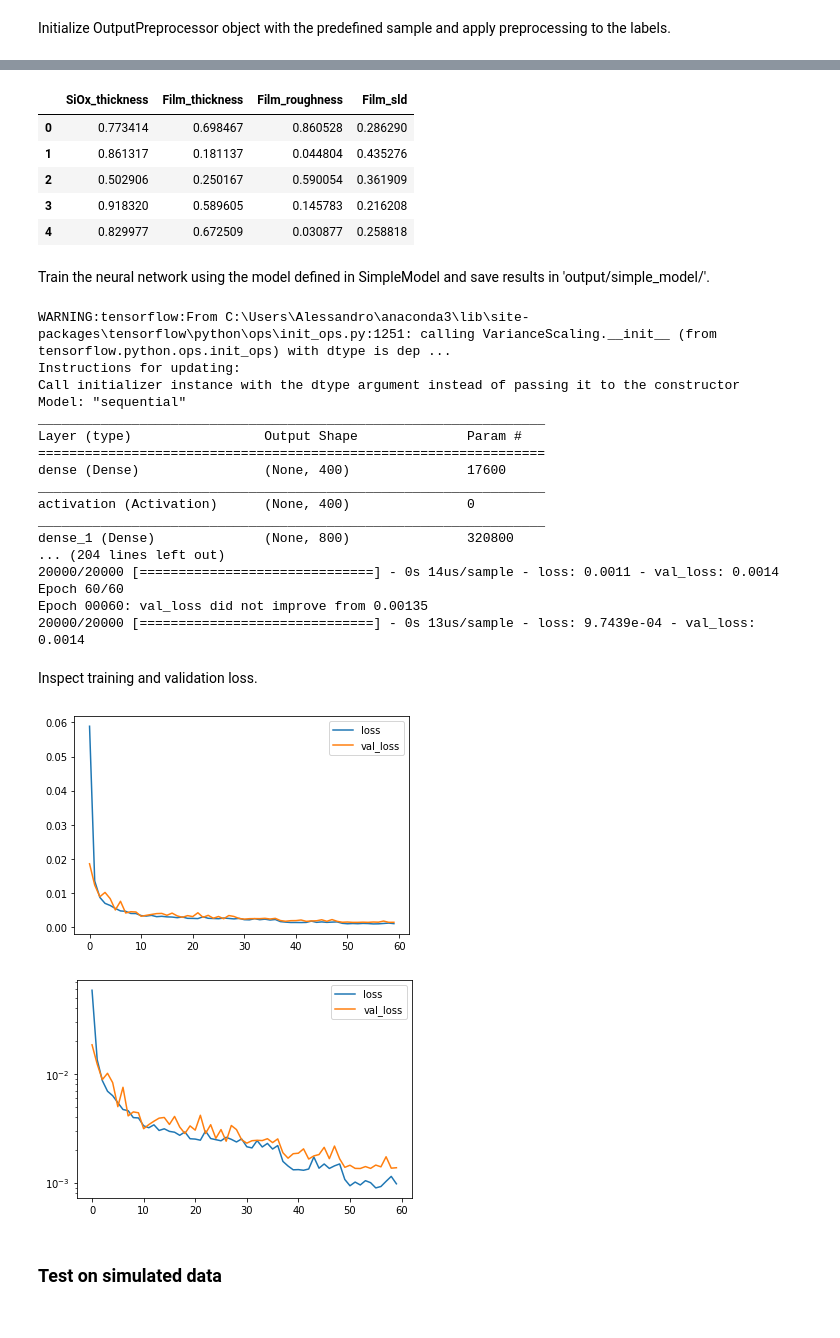
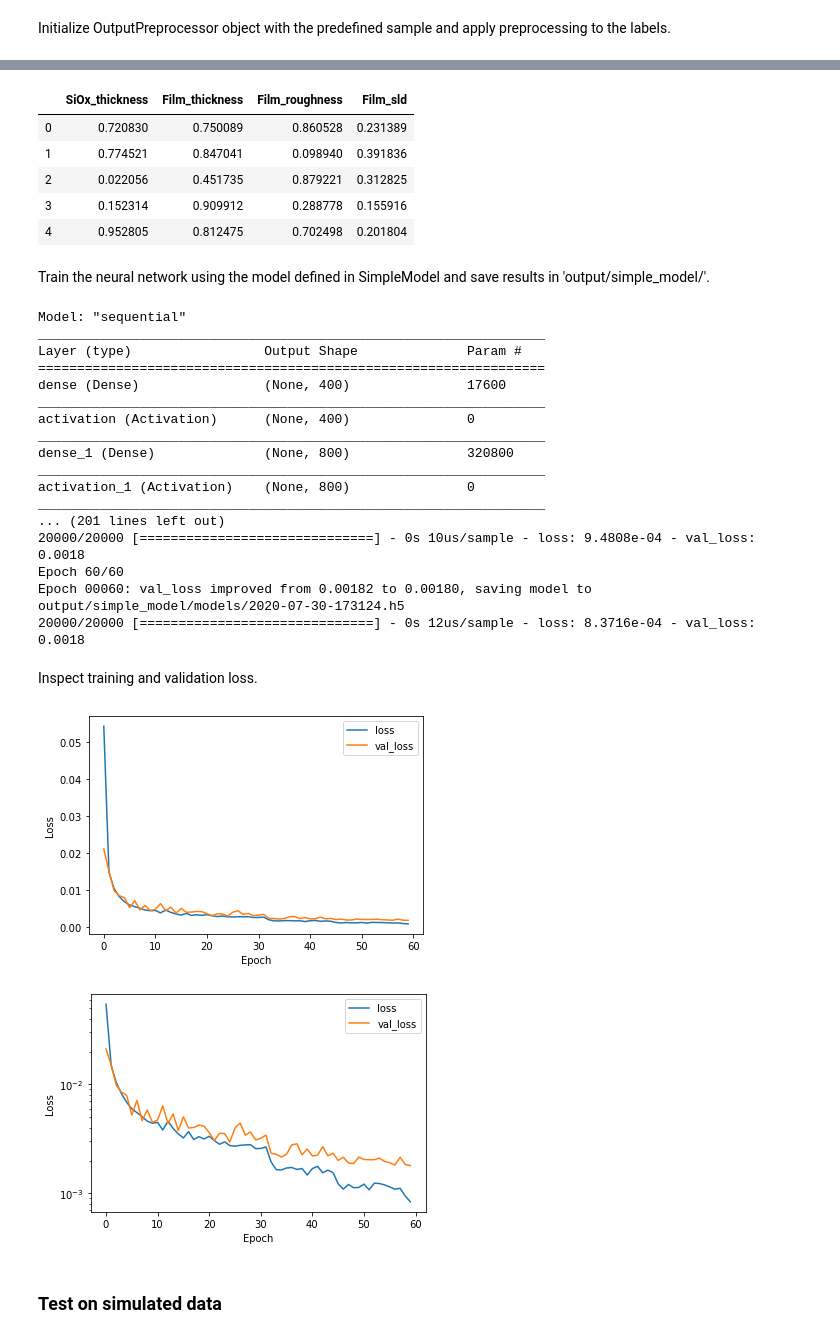
Before and after one commit to schreiber-lab/mlreflect, a Jupyter notebook: data/notebooks/usage_example.ipynb, the cells around one changed output, grey strips where cells are left out. Saved outputs shown, nothing was run; the diff lists cells and outputs as text; code cells hidden in the pictures.

```diff
--- a/data/notebooks/usage_example.ipynb
+++ b/data/notebooks/usage_example.ipynb
@@ -22,5 +28,5 @@ In this case DIP_303K.txt contains columns of reflectivity data with the first c
 # %%
-experiment = np.loadtxt('DIP_303K.txt')
+experiment = np.loadtxt('DIP_303K.dat')
 # %%
 q = experiment[9:, 0] # Extract q-values
 experimental_reflectivity = experiment[9:, 1:].T
@@ -35,7 +41,7 @@ plt.show()
 ### Generate random training data
 Choose parameter ranges for the randomly generated training data with mininimum and maximum values for each layer using Layer objects.
 # %%
-layer1 = Layer('Si', (None, None), (1, 1), (20.1, 20.1))
+layer1 = Layer('Si', (1, 1), (1, 1), (20.1, 20.1))
 layer2 = Layer('SiOx', (2.8, 30), (2.5, 2.5), (17.8, 17.8))
 layer3 = Layer('Film', (20, 300), (0, 60), (1, 14))
 # %% [markdown]
@@ -138,7 +155,7 @@ plt.show()
 # %% [markdown]
 Initialize OutputPreprocessor object with the predefined sample and apply preprocessing to the labels.
 # %%
-op = OutputPreprocessor(sample, normalization='absolute_max')
+op = OutputPreprocessor(sample, normalization='min_to_zero')
 
 train_labels_pp, removed_train_labels = op.apply_preprocessing(train_labels)
 val_labels_pp, removed_val_labels = op.apply_preprocessing(val_labels)
@@ -147,10 +166,10 @@ test_labels_pp, removed_test_labels = op.apply_preprocessing(test_labels)
 train_labels_pp.head()
 # %% [output]
 |  | SiOx_thickness | Film_thickness | Film_roughness | Film_sld |
-| 0 | 0.773414 | 0.698467 | 0.860528 | 0.286290 |
-| 1 | 0.861317 | 0.181137 | 0.044804 | 0.435276 |
-| 2 | 0.502906 | 0.250167 | 0.590054 | 0.361909 |
-| 3 | 0.918320 | 0.589605 | 0.145783 | 0.216208 |
-| 4 | 0.829977 | 0.672509 | 0.030877 | 0.258818 |
+| 0 | 0.720830 | 0.750089 | 0.860528 | 0.231389 |
+| 1 | 0.774521 | 0.847041 | 0.098940 | 0.391836 |
+| 2 | 0.022056 | 0.451735 | 0.879221 | 0.312825 |
+| 3 | 0.152314 | 0.909912 | 0.288778 | 0.155916 |
+| 4 | 0.952805 | 0.812475 | 0.702498 | 0.201804 |
 # %% [markdown]
 Train the neural network using the model defined in SimpleModel and save results in 'output/simple_model/'.
@@ -162,9 +179,6 @@ path = os.path.join('output', 'simple_model')
 simple_model = SimpleModel(path, train_reflectivity_pp.shape[1], train_labels_pp.shape[1])
 hist, timestamp = simple_model.train(train_reflectivity_pp, train_labels_pp, val_reflectivity_pp, val_labels_pp)
 # %% [output]
-WARNING:tensorflow:From C:\Users\Alessandro\anaconda3\lib\site-packages\tensorflow\python\ops\init_ops.py:1251: calling VarianceScaling.__init__ (from tensorflow.python.ops.init_ops) with dtype is dep ...
-Instructions for updating:
-Call initializer instance with the dtype argument instead of passing it to the constructor
 Model: "sequential"
 _________________________________________________________________
 Layer (type)                 Output Shape              Param #
@@ -174,25 +188,33 @@ _________________________________________________________________
 activation (Activation)      (None, 400)               0
 _________________________________________________________________
 dense_1 (Dense)              (None, 800)               320800
-... (204 lines left out)
-20000/20000 [==============================] - 0s 14us/sample - loss: 0.0011 - val_loss: 0.0014
+_________________________________________________________________
+activation_1 (Activation)    (None, 800)               0
+_________________________________________________________________
+... (201 lines left out)
+20000/20000 [==============================] - 0s 10us/sample - loss: 9.4808e-04 - val_loss: 0.0018
 Epoch 60/60
-Epoch 00060: val_loss did not improve from 0.00135
-20000/20000 [==============================] - 0s 13us/sample - loss: 9.7439e-04 - val_loss: 0.0014
+Epoch 00060: val_loss improved from 0.00182 to 0.00180, saving model to output/simple_model/models/2020-07-30-173124.h5
+20000/20000 [==============================] - 0s 12us/sample - loss: 8.3716e-04 - val_loss: 0.0018
 # %% [markdown]
 Inspect training and validation loss.
 # %%
 plt.plot(hist.history['loss'], label='loss')
 plt.plot(hist.history['val_loss'], label='val_loss')
+plt.xlabel('Epoch')
+plt.ylabel('Loss')
 plt.legend()
 plt.show()
+
 plt.semilogy(hist.history['loss'], label='loss')
 plt.semilogy(hist.history['val_loss'], label='val_loss')
+plt.xlabel('Epoch')
+plt.ylabel('Loss')
 plt.legend()
 plt.show()
 # %% [output]
-[figure, old version]
+[figure, new version]
-[figure, old version]
+[figure, new version]
 # %% [markdown]
 ### Test on simulated data
 # %% [markdown]
```
Also changed, not shown: parts of 38 cells of this notebook.
